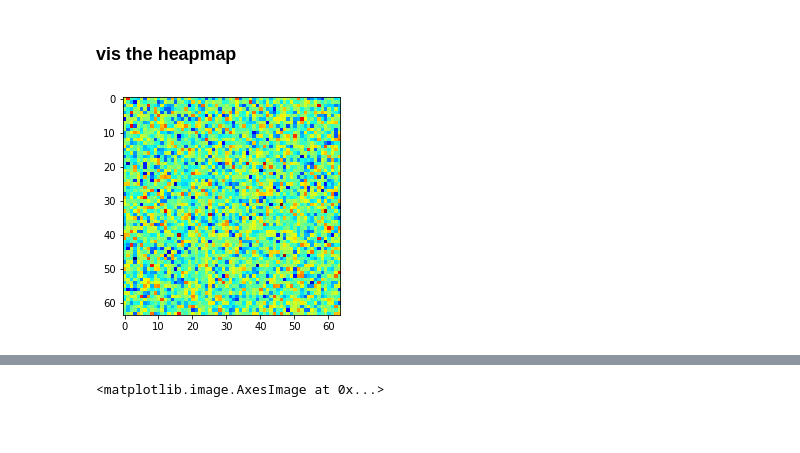
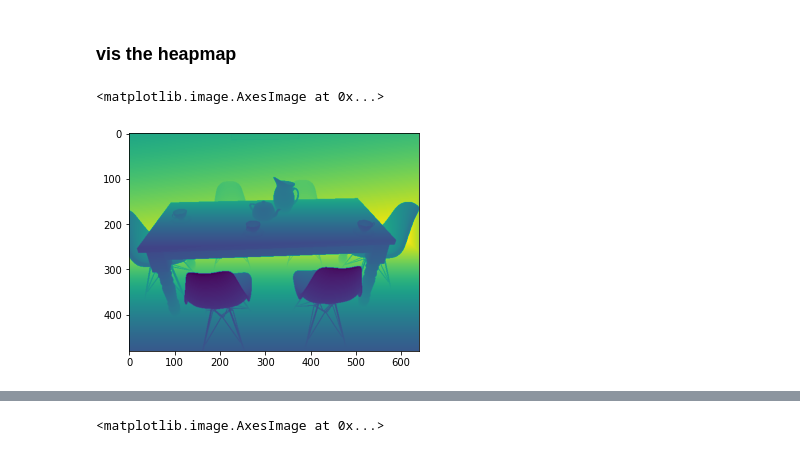
Before and after one commit to chensjtu/nerf-fusion, a Jupyter notebook: test_dataset.ipynb, the cells around one changed output, grey strips where cells are left out. Cells and saved outputs as stored; diff of their text form; code cells hidden in the pictures.

```diff
--- a/test_dataset.ipynb
+++ b/test_dataset.ipynb
@@ -554,6 +565,7 @@ import numpy as np
-# %%
-a = np.ones((64,64))
-b = np.random.randn(64,64)
-pred=a-b
-# %% [output]
-[figure, removed]
+# %%
+import numpy as np
+tp = cv2.imread("data/breakfast_room/depth/depth0.png",-1)
+plt.imshow(tp)
+# %% [output]
+<matplotlib.image.AxesImage at 0x...>
+[figure, added]
```
Also changed, not shown: parts of 8 cells of this notebook, 19 other files.
